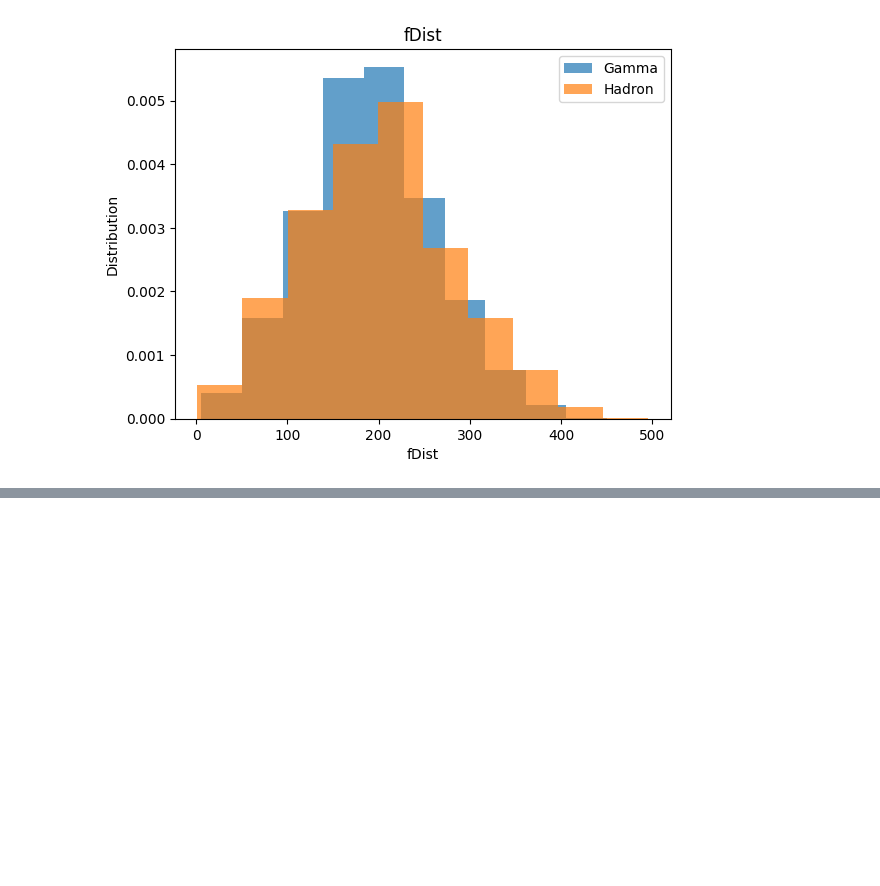
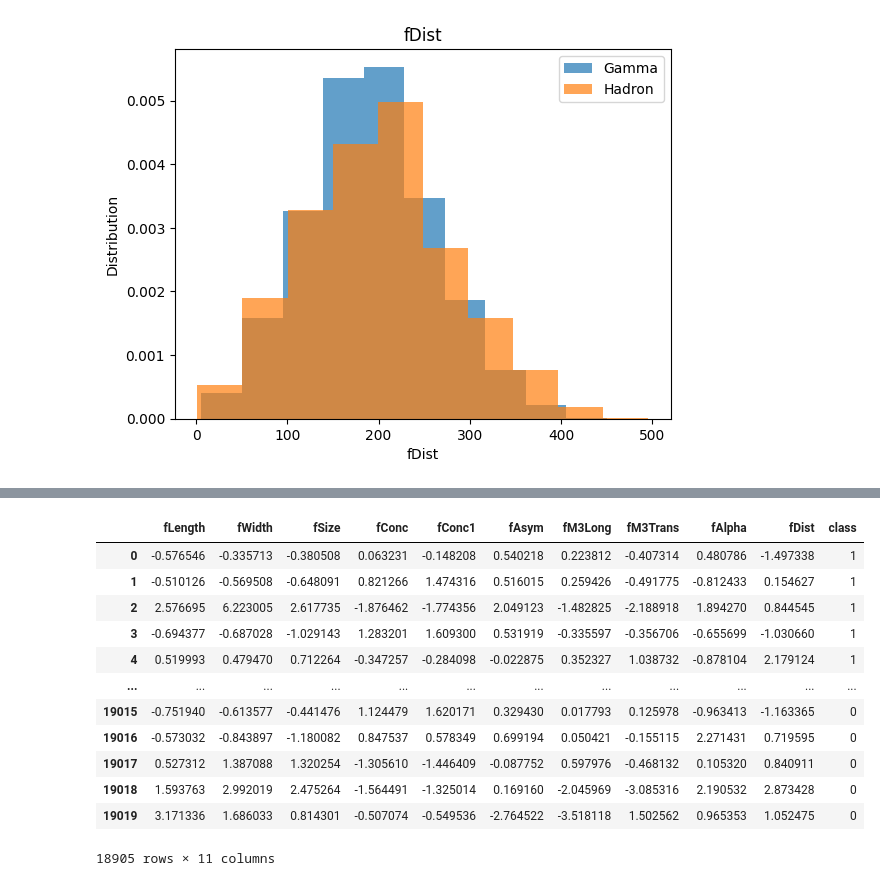
Before and after one commit to rawbil/models_V1, a Jupyter notebook: MAGIC_dataset/model1.ipynb, the cells around one changed output, grey strips where cells are left out. Saved outputs shown, nothing was run; the diff lists cells and outputs as text; code cells hidden in the pictures; blank space fills up the shorter version.

```diff
--- a/MAGIC_dataset/model1.ipynb
+++ b/MAGIC_dataset/model1.ipynb
@@ -90,0 +156,27 @@ for col in df.columns[:-1]: # Omit the class
+# %%
+
+#* Scaling
+# for col in df.columns[:-1]:
+#     df[col] = (df[col] - df[col].min()) / (df[col].max() - df[col].min())
+# df
+
+#* Standardization
+normalized_df = df.copy()
+for col in df.columns[:-1]:
+    normalized_df[col] = (normalized_df[col] - normalized_df[col].mean()) / normalized_df[col].std()
+
+normalized_df
+# %% [output]
+|  | fLength | fWidth | fSize | fConc | fConc1 | fAsym | fM3Long | fM3Trans | fAlpha | fDist | class |
+| 0 | -0.576546 | -0.335713 | -0.380508 | 0.063231 | -0.148208 | 0.540218 | 0.223812 | -0.407314 | 0.480786 | -1.497338 | 1 |
+| 1 | -0.510126 | -0.569508 | -0.648091 | 0.821266 | 1.474316 | 0.516015 | 0.259426 | -0.491775 | -0.812433 | 0.154627 | 1 |
+| 2 | 2.576695 | 6.223005 | 2.617735 | -1.876462 | -1.774356 | 2.049123 | -1.482825 | -2.188918 | 1.894270 | 0.844545 | 1 |
+| 3 | -0.694377 | -0.687028 | -1.029143 | 1.283201 | 1.609300 | 0.531919 | -0.335597 | -0.356706 | -0.655699 | -1.030660 | 1 |
+| 4 | 0.519993 | 0.479470 | 0.712264 | -0.347257 | -0.284098 | -0.022875 | 0.352327 | 1.038732 | -0.878104 | 2.179124 | 1 |
+| ... | ... | ... | ... | ... | ... | ... | ... | ... | ... | ... | ... |
+| 19015 | -0.751940 | -0.613577 | -0.441476 | 1.124479 | 1.620171 | 0.329430 | 0.017793 | 0.125978 | -0.963413 | -1.163365 | 0 |
+| 19016 | -0.573032 | -0.843897 | -1.180082 | 0.847537 | 0.578349 | 0.699194 | 0.050421 | -0.155115 | 2.271431 | 0.719595 | 0 |
+| 19017 | 0.527312 | 1.387088 | 1.320254 | -1.305610 | -1.446409 | -0.087752 | 0.597976 | -0.468132 | 0.105320 | 0.840911 | 0 |
+| 19018 | 1.593763 | 2.992019 | 2.475264 | -1.564491 | -1.325014 | 0.169160 | -2.045969 | -3.085316 | 2.190532 | 2.873428 | 0 |
+| 19019 | 3.171336 | 1.686033 | 0.814301 | -0.507074 | -0.549536 | -2.764522 | -3.518118 | 1.502562 | 0.965353 | 1.052475 | 0 |
+18905 rows × 11 columns
```
Also changed, not shown: parts of 16 cells of this notebook, 2 other files.
